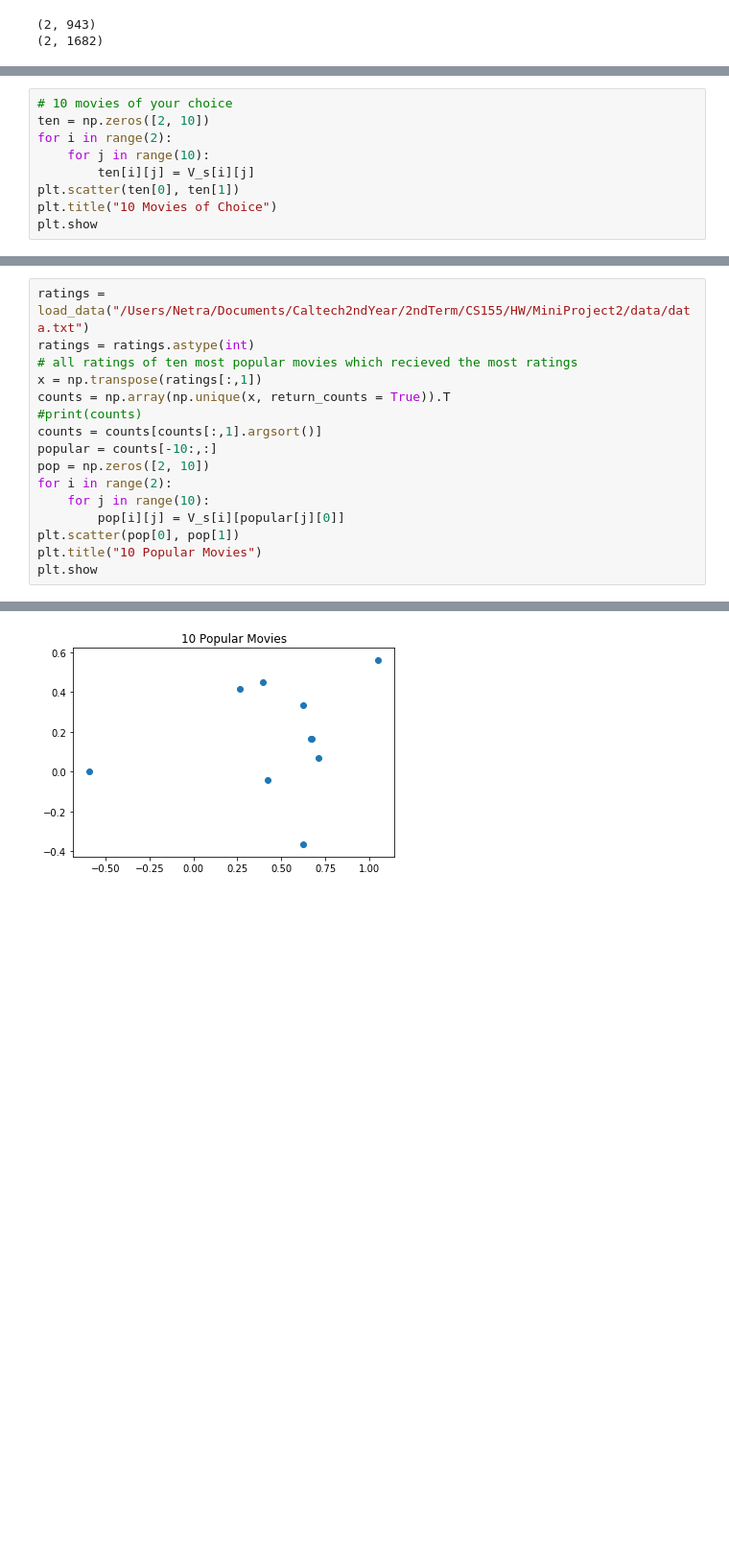
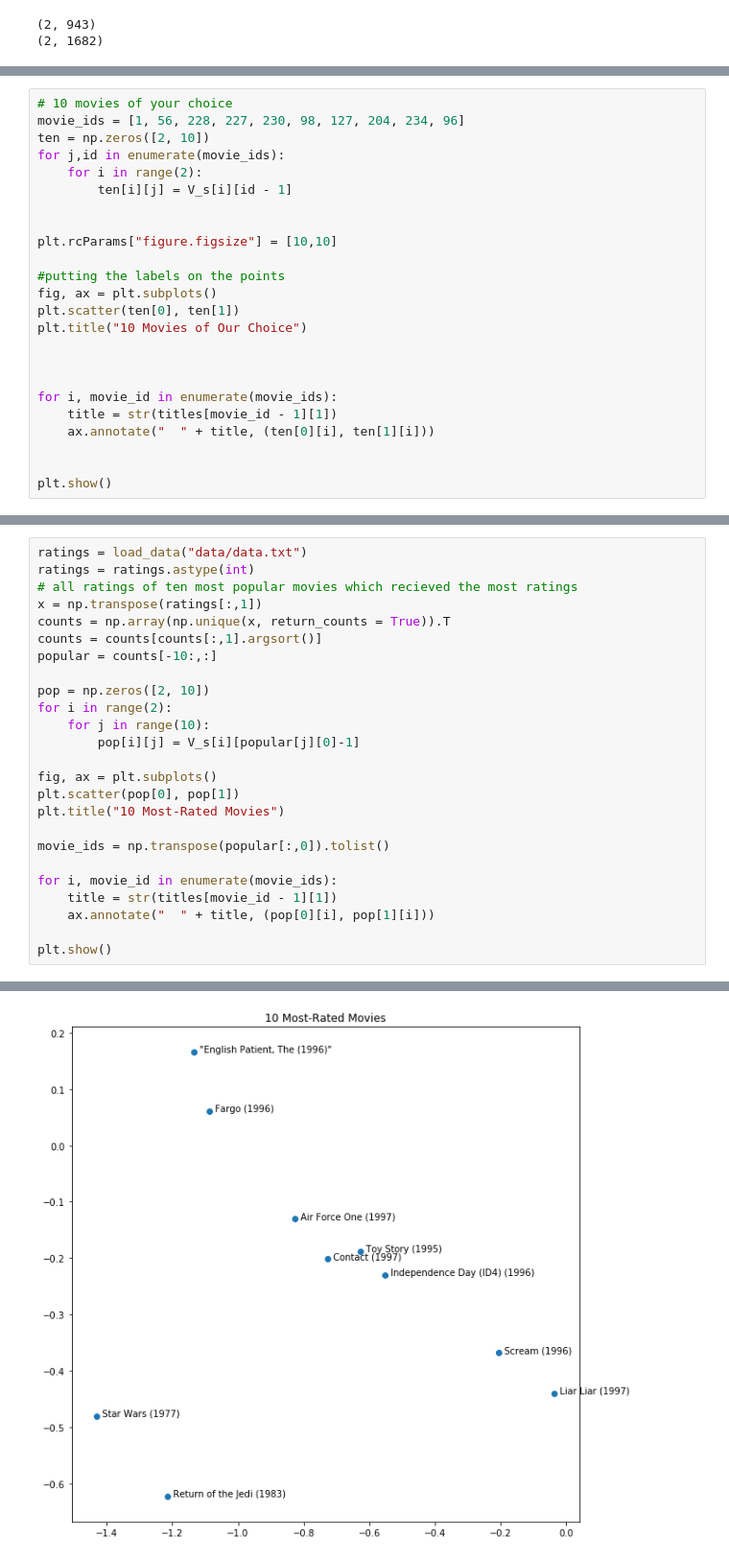
Before and after one commit to jwcomo66/miniproject2, a Jupyter notebook: MP2-bias.ipynb, the cells around one changed output, grey strips where cells are left out. Shown at 96% size. Cells and saved outputs as stored; diff of their text form; blank space fills up the shorter version.

```diff
--- a/MP2-bias.ipynb
+++ b/MP2-bias.ipynb
@@ -185,10 +190,25 @@ plt.show
 # %%
 # 10 movies of your choice
+movie_ids = [1, 56, 228, 227, 230, 98, 127, 204, 234, 96]
 ten = np.zeros([2, 10])
-for i in range(2):
-    for j in range(10):
-        ten[i][j] = V_s[i][j]
+for j,id in enumerate(movie_ids):
+    for i in range(2):
+        ten[i][j] = V_s[i][id - 1]
+
+
+plt.rcParams["figure.figsize"] = [10,10]
+
+#putting the labels on the points
+fig, ax = plt.subplots()
 plt.scatter(ten[0], ten[1])
-plt.title("10 Movies of Choice")
-plt.show
+plt.title("10 Movies of Our Choice")
+
+
+
+for i, movie_id in enumerate(movie_ids):
+    title = str(titles[movie_id - 1][1])
+    ax.annotate("  " + title, (ten[0][i], ten[1][i]))
+
+
+plt.show()
 # %% [output]
@@ -197,17 +216,26 @@ plt.show
 # %%
-ratings = load_data("/Users/Netra/Documents/Caltech2ndYear/2ndTerm/CS155/HW/MiniProject2/data/data.txt")
+ratings = load_data("data/data.txt")
 ratings = ratings.astype(int)
 # all ratings of ten most popular movies which recieved the most ratings
 x = np.transpose(ratings[:,1])
 counts = np.array(np.unique(x, return_counts = True)).T
-#print(counts)
 counts = counts[counts[:,1].argsort()]
 popular = counts[-10:,:]
+
 pop = np.zeros([2, 10])
 for i in range(2):
     for j in range(10):
-        pop[i][j] = V_s[i][popular[j][0]]
+        pop[i][j] = V_s[i][popular[j][0]-1]
+
+fig, ax = plt.subplots()
 plt.scatter(pop[0], pop[1])
-plt.title("10 Popular Movies")
-plt.show
+plt.title("10 Most-Rated Movies")
+
+movie_ids = np.transpose(popular[:,0]).tolist()
+
+for i, movie_id in enumerate(movie_ids):
+    title = str(titles[movie_id - 1][1])
+    ax.annotate("  " + title, (pop[0][i], pop[1][i]))
+
+plt.show()
 # %% [output]
@@ -215,4 +242,4 @@ plt.show
-[figure, old version]
+[figure, new version]
 # %%
 # all ratings of ten best movies with highest average ratings
 av = {}
```
Also changed, not shown: parts of 15 cells of this notebook.
